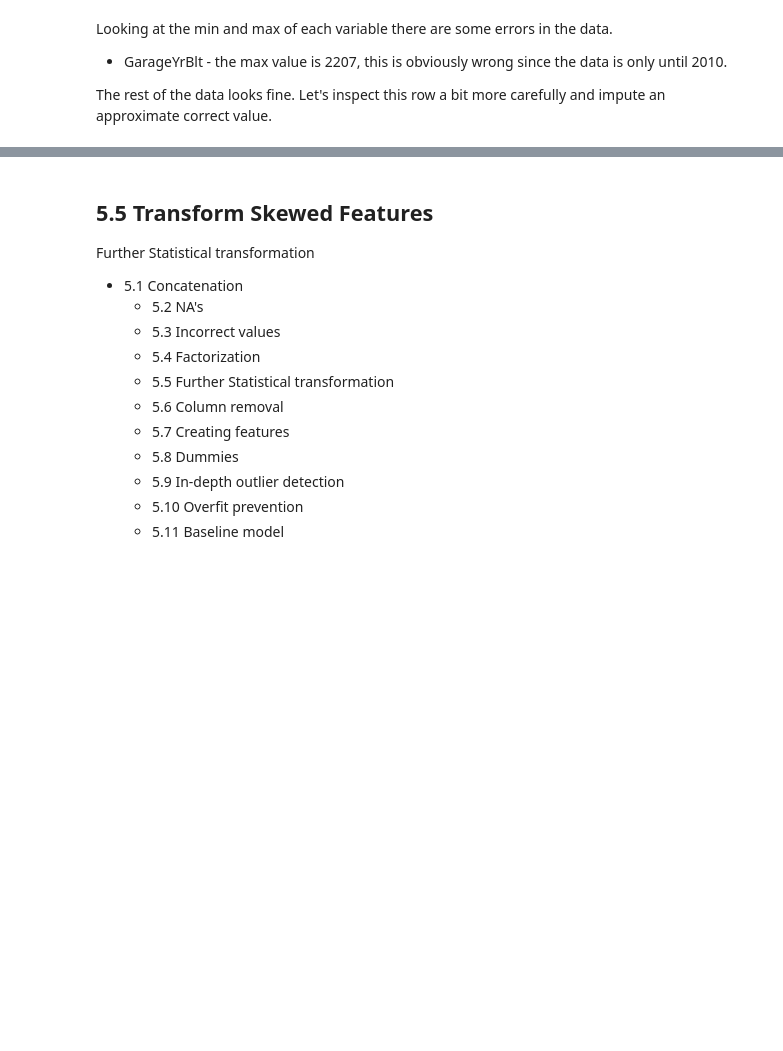
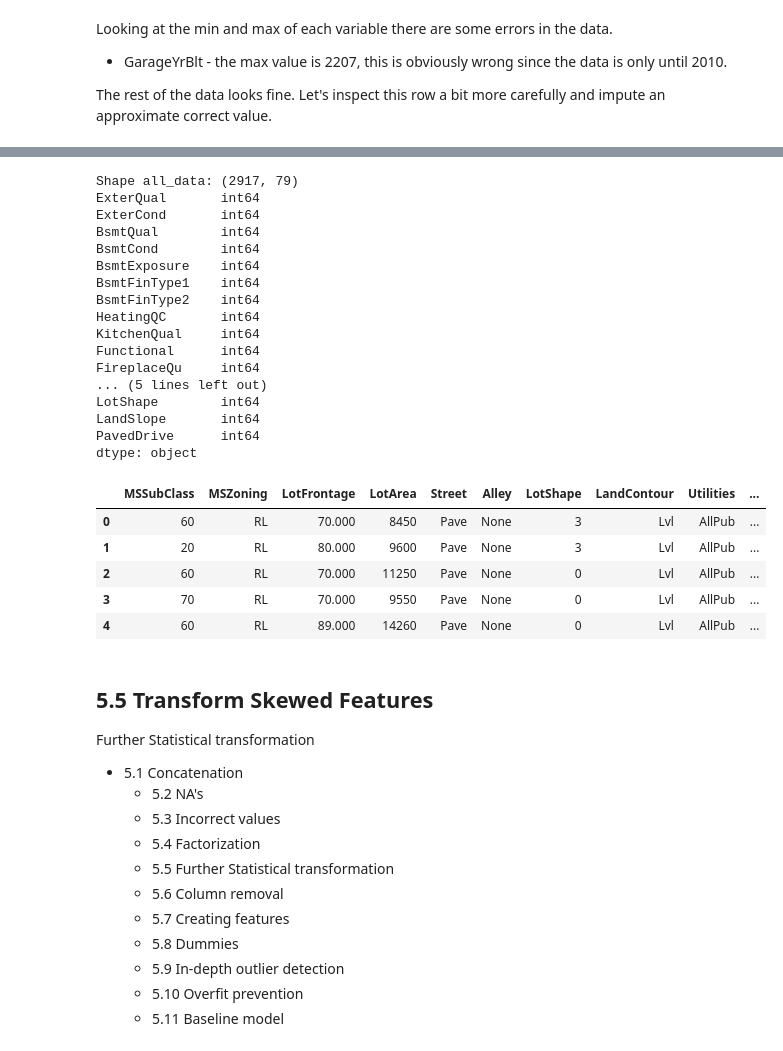
Before and after one commit to Sicro01/Predict-House-Prices, a Jupyter notebook: Ames, Iowa - House Price Prediction (ref. Kaggle Challenge).ipynb, the cells around one changed output, grey strips where cells are left out. Saved outputs shown, nothing was run; the diff lists cells and outputs as text; code cells hidden in the pictures; blank space fills up the shorter version.

```diff
--- a/Ames, Iowa - House Price Prediction (ref. Kaggle Challenge).ipynb
+++ b/Ames, Iowa - House Price Prediction (ref. Kaggle Challenge).ipynb
@@ -1251,3 +1289,31 @@ To dtype: object
+# %%
+print('Shape all_data: {}'.format(features.shape))
+print(features[ordinal_catorgorical_features].dtypes)
+features.head()
+# %% [output]
+Shape all_data: (2917, 79)
+ExterQual       int64
+ExterCond       int64
+BsmtQual        int64
+BsmtCond        int64
+BsmtExposure    int64
+BsmtFinType1    int64
+BsmtFinType2    int64
+HeatingQC       int64
+KitchenQual     int64
+Functional      int64
+FireplaceQu     int64
+... (5 lines left out)
+LotShape        int64
+LandSlope       int64
+PavedDrive      int64
+dtype: object
+|  | MSSubClass | MSZoning | LotFrontage | LotArea | Street | Alley | LotShape | LandContour | Utilities | ... |
+| 0 | 60 | RL | 70.000 | 8450 | Pave | None | 3 | Lvl | AllPub | ... |
+| 1 | 20 | RL | 80.000 | 9600 | Pave | None | 3 | Lvl | AllPub | ... |
+| 2 | 60 | RL | 70.000 | 11250 | Pave | None | 0 | Lvl | AllPub | ... |
+| 3 | 70 | RL | 70.000 | 9550 | Pave | None | 0 | Lvl | AllPub | ... |
+| 4 | 60 | RL | 89.000 | 14260 | Pave | None | 0 | Lvl | AllPub | ... |
 # %% [markdown]
 ## 5.5 Transform Skewed Features
 
```
Also changed, not shown: parts of 21 cells of this notebook.
